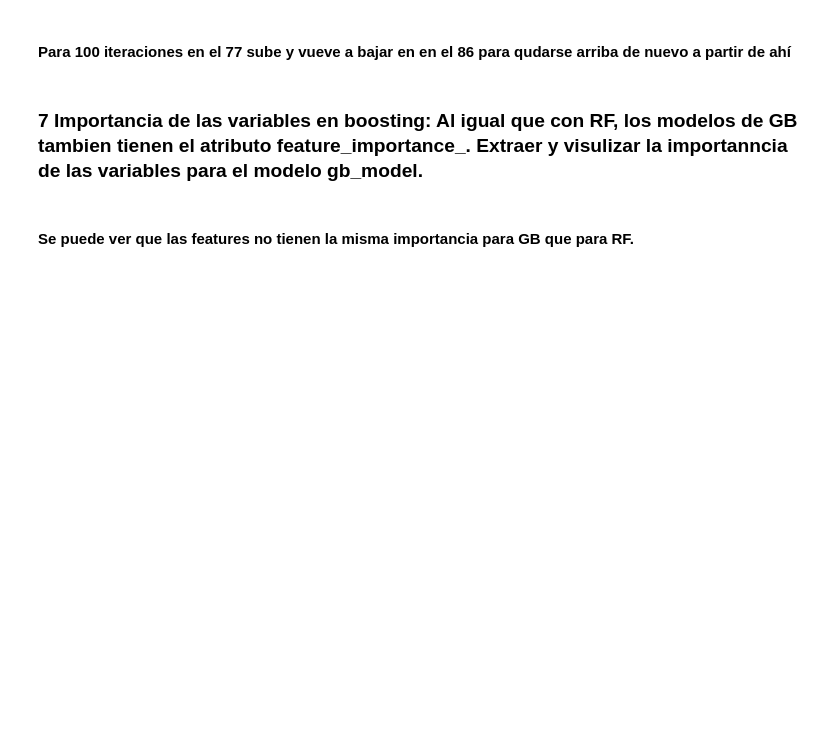
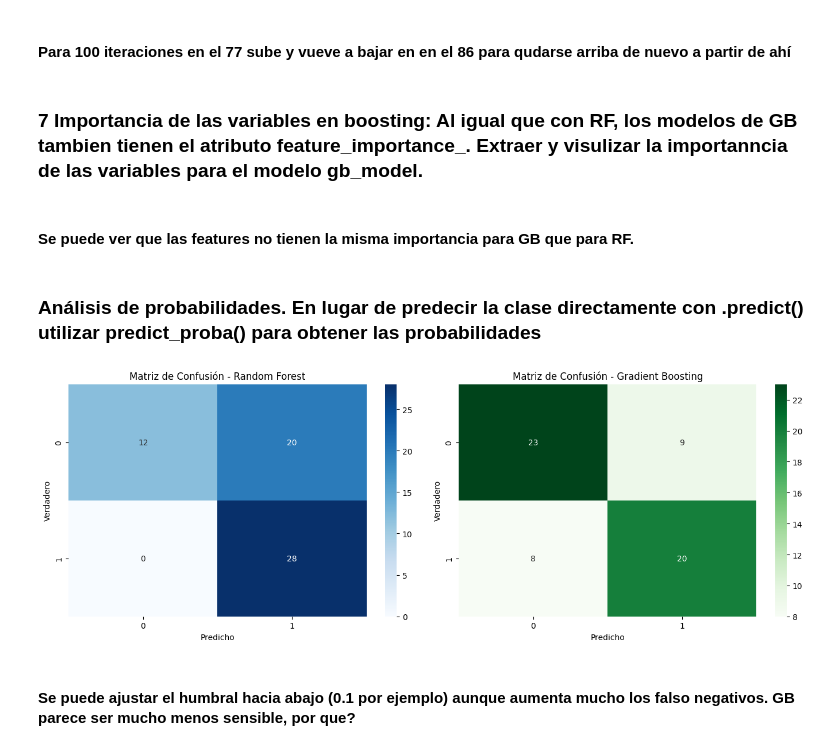
Before and after one commit to marcopadila/Aprendizaje1, a Jupyter notebook: clase06/notebook_06-carlos.ipynb, the cells around one changed output. Saved outputs shown, nothing was run; the diff lists cells and outputs as text; code cells hidden in the pictures; blank space fills up the shorter version.

```diff
--- a/clase06/notebook_06-carlos.ipynb
+++ b/clase06/notebook_06-carlos.ipynb
@@ -763,3 +763,5 @@ fig.update_layout(yaxis={'categoryorder':'total ascending'})
 fig.show()
 # %% [markdown]
 #### Se puede ver que las features no tienen la misma importancia para GB que para RF.
+# %% [markdown]
+### Análisis de probabilidades. En lugar de predecir la clase directamente con .predict() utilizar predict_proba() para obtener las probabilidades
@@ -765,0 +808,35 @@ fig.show()
+# %%
+## matriz para las predicciones con probabilidades
+def confusion_matrix_proba(y_test, y_proba, threshold=0.5):
+    # Convertir las probabilidades a clases usando el umbral
+    y_pred = (y_proba >= threshold).astype(int)
+
+    # Calcular la matriz de confusión
+    cm = confusion_matrix(y_test, y_pred)
+    return cm
+# %%
+from sklearn.preprocessing import LabelEncoder
+le = LabelEncoder()
+y_test_binario = le.fit_transform(y_test)
+cm_proba_rf=confusion_matrix_proba(y_test_binario, y_proba_rf, threshold=0.1)
+cm_proba_gb=confusion_matrix_proba(y_test_binario, y_proba_gb, threshold=0.1)
+
+
+fig, axes = plt.subplots(1, 2, figsize=(14, 5))
+
+sns.heatmap(cm_proba_rf, annot=True, fmt='d', cmap='Blues', ax=axes[0])
+axes[0].set_title('Matriz de Confusión - Random Forest')
+axes[0].set_xlabel('Predicho')
+axes[0].set_ylabel('Verdadero')
+
+sns.heatmap(cm_proba_gb, annot=True, fmt='d', cmap='Greens', ax=axes[1])
+axes[1].set_title('Matriz de Confusión - Gradient Boosting')
+axes[1].set_xlabel('Predicho')
+axes[1].set_ylabel('Verdadero')
+
+plt.tight_layout()
+plt.show()
+# %% [output]
+[figure, added]
+# %% [markdown]
+#### Se puede ajustar el humbral hacia abajo (0.1 por ejemplo) aunque aumenta mucho los falso negativos. GB parece ser mucho menos sensible, por que?
```
Also changed, not shown: parts of 1 cell of this notebook.
